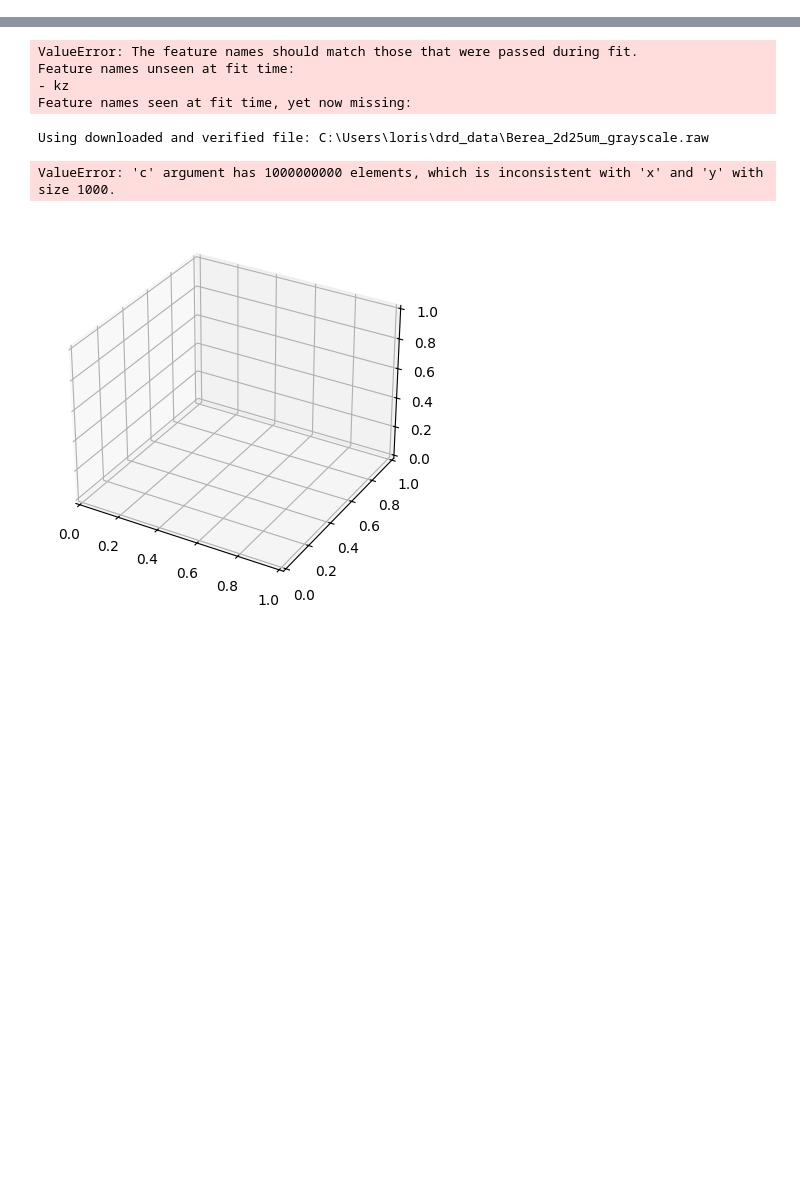
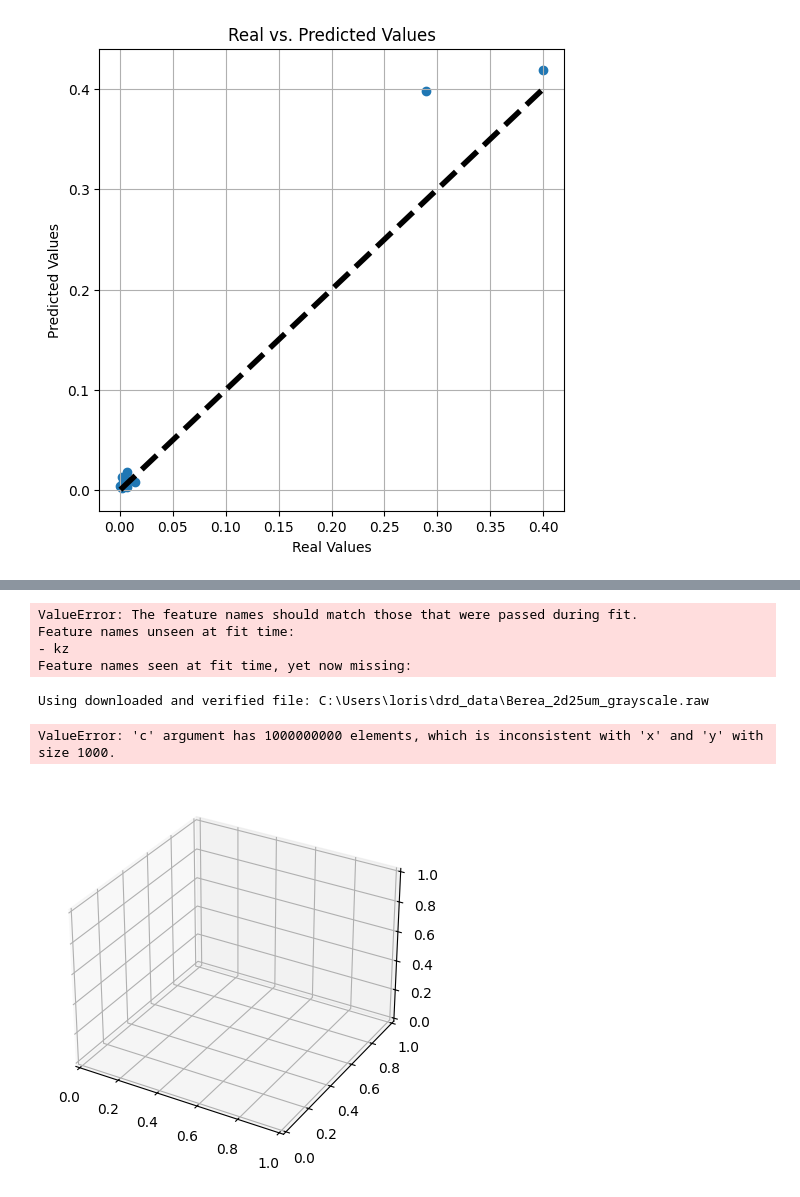
Before and after one commit to LorisMinetti/Permeability_Eval_AI, a Jupyter notebook: Notebook.ipynb, the cells around one changed output, grey strips where cells are left out. Cells and saved outputs as stored; diff of their text form; code cells hidden in the pictures; blank space fills up the shorter version.

```diff
--- a/Notebook.ipynb
+++ b/Notebook.ipynb
@@ -92,0 +68,19 @@ print(df_imputed)
+# %%
+from sklearn.metrics import mean_squared_error
+from sklearn.model_selection import train_test_split
+from sklearn.linear_model import LinearRegression
+from sklearn.preprocessing import StandardScaler, MinMaxScaler
+from sklearn.ensemble import RandomForestRegressor
+import matplotlib.pyplot as plt
+import numpy as np
+from numpy import real
+
+
+#Standardizza i dati con lo scaler
+scaler = MinMaxScaler()
+
+scaled_data = scaler.fit_transform(df)
+
+df_scaled = pd.DataFrame(scaled_data, columns=df.columns)
+
+df_scaled.describe()
@@ -93,58 +97,34 @@ print(df_imputed)
 # %%
-from xgboost import XGBRegressor
-from sklearn.metrics import mean_squared_error
+# In questo esempio, consideriamo k sia la colonna target
+features_X = df_scaled.drop(['k_m2'], axis=1)  # Colonne features
+targets_X = df_scaled[['k_m2']]  # Colonne target
 
-#Standardizza i dati con lo scaler
-scaler = StandardScaler()
-
-scaled_data = scaler.fit_transform(df_imputed)
-
-df_scaled = pd.DataFrame(scaled_data, columns=df_imputed.columns)
-
-# In questo esempio, consideriamo che 'kx', 'ky', e 'kz' siano le colonne target.
-features_X = df_scaled.drop(['kx'], axis=1)  # Features (tutte le colonne tranne 'kx', 'ky', e 'kz')
-targets_X = df_scaled[['kx']]  # Colonne target
-
-features_Y = df_scaled.drop(['ky'], axis=1)  # Features (tutte le colonne tranne 'kx', 'ky', e 'kz')
-targets_Y = df_scaled[['ky']]  # Colonne target
-
-features_Z = df_scaled.drop(['kz'], axis=1)  # Features (tutte le colonne tranne 'kx', 'ky', e 'kz')
-targets_Z = df_scaled[['kz']]  # Colonne target
 # Suddivisione del dataset in set di addestramento e test
 
 #TODO provare con 0.7 - 30  o  0.7 - 20
-features_X_train, features_X_test, targets_X_train, targets_X_test = train_test_split(features_X, targets_X, test_size=0.3, random_state=42)
-features_Y_train, features_Y_test, targets_Y_train, targets_Y_test = train_test_split(features_Y, targets_Y, test_size=0.3, random_state=42)
-features_Z_train, features_Z_test, targets_Z_train, targets_Z_test = train_test_split(features_Z, targets_Z, test_size=0.3, random_state=42)
+X_train, X_test, y_train, y_test = train_test_split(features_X, targets_X, test_size=0.3, random_state=42)
+#
+# classifiers = {
+#     'Decision Tree': DecisionTreeClassifier(),
+#     'Random Forest': RandomForestClassifier(),
+#     'Support Vector Machine': SVC(),
+# }  # Lista dei modelli di classificazione
 
-classifiers = {
-    #
-    # 'Decision Tree': DecisionTreeClassifier(),
-    # 'Random Forest': RandomForestClassifier(),
-    'Support Vector Machine': SVC(),
-    # 'XGBoost': xgb.XGBClassifier(),
-}  # Lista dei modelli di classificazione
+regressor =  RandomForestRegressor()
+regressor. fit(X_train, y_train.values.ravel())
+predict_k = regressor. predict(X_test)
+mse_k = mean_squared_error(y_test, predict_k)
 
-model_kx = LinearRegression()
-model_ky = LinearRegression()
-model_kz = LinearRegression()
-
-model_kx.fit(features_X_train, targets_X_train)
-predict_kx = model_kx.predict(features_X_test)
-mse_kx = mean_squared_error(targets_X_test, predict_kx)
-
-model_ky.fit(features_Y_train, targets_Y_train)
-predict_ky = model_ky.predict(features_Y_test)
-mse_ky = mean_squared_error(targets_Y_test, predict_ky)
-
-model_kz.fit(features_Z_train, targets_Z_train)
-predict_kz = model_kz.predict(features_Z_test)
-mse_kz = mean_squared_error(targets_Z_test, predict_kz)
-
-print (predict_kx)
-print (predict_ky)
-print (predict_kz)
-
+# Real vs. Predicted Values
+plt.figure(figsize=(6, 6))
+plt.scatter(y_test, predict_k)
+# inserisci una linea bisettrice che rappresenta landamento ottimale dei valori
+plt.plot([y_test.min(), y_test.max()], [y_test.min(), y_test.max()], 'k--', lw=4)
+plt.xlabel('Real Values')
+plt.ylabel('Predicted Values')
+plt.title('Real vs. Predicted Values')
+plt.grid(True)
+plt.show()
 #Itera sulla lista dei modelli da provare
 # for name, classifier in classifiers.items():
 #         #Addestro il modello
@@ -175,0 +139 @@ print (predict_kz)
+[figure, added]
```
Also changed, not shown: parts of 25 cells of this notebook.
